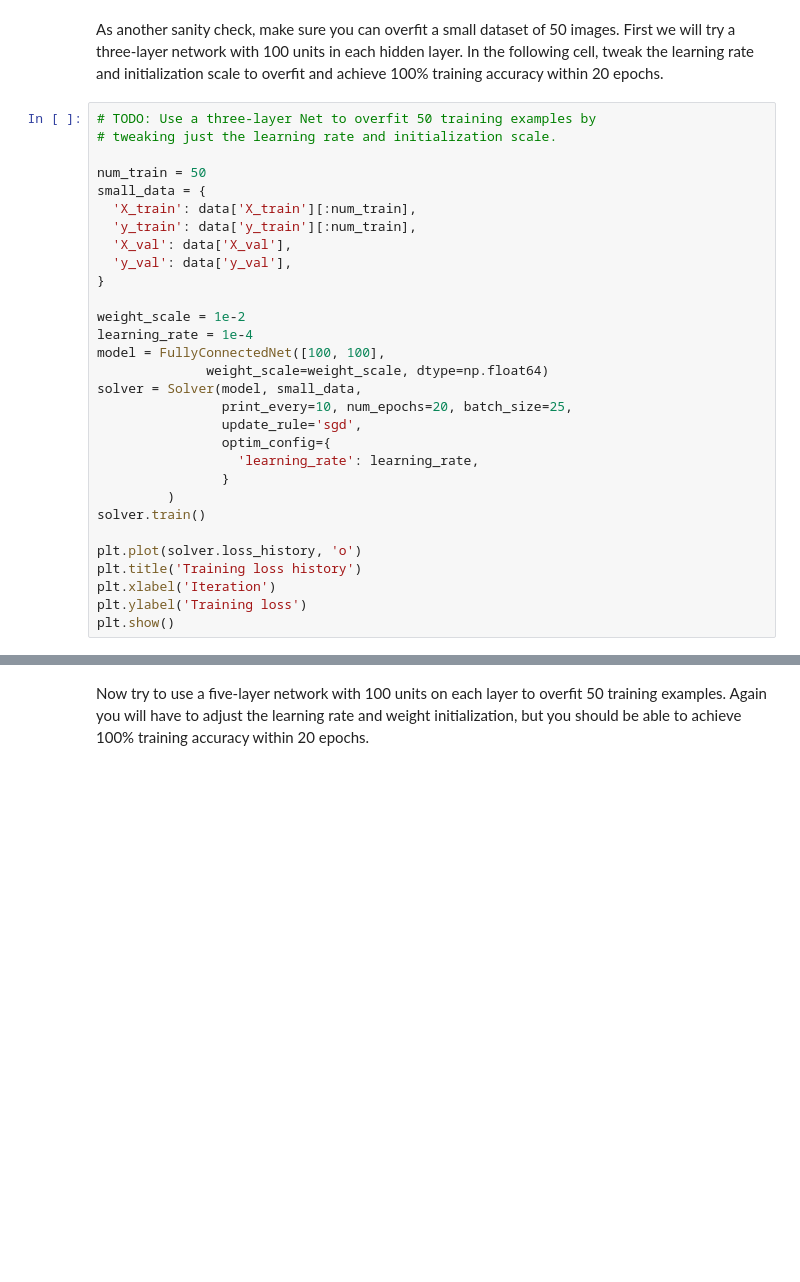
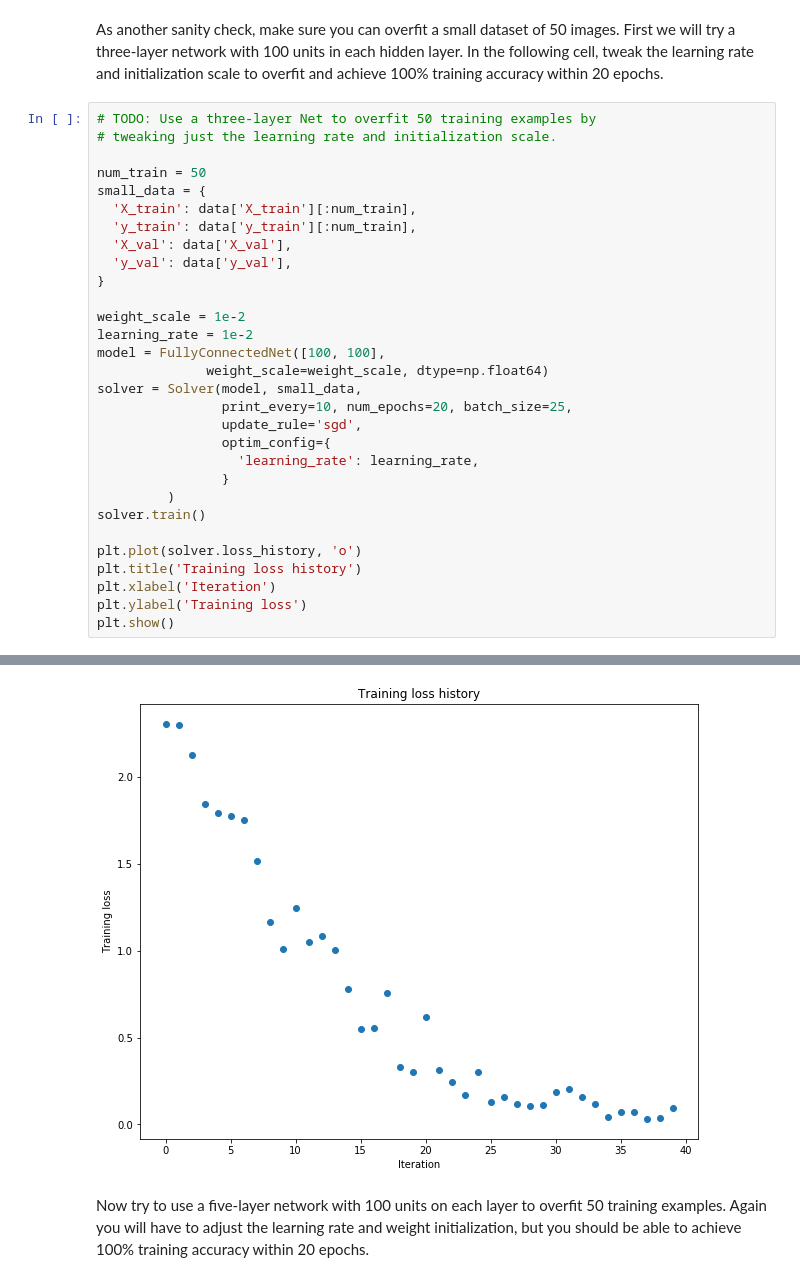
Before and after one commit to chenyue9713/cs231n-assignment2, a Jupyter notebook: FullyConnectedNets.ipynb, the cells around one changed output, grey strips where cells are left out. Cells and saved outputs as stored; diff of their text form; blank space fills up the shorter version.

```diff
--- a/FullyConnectedNets.ipynb
+++ b/FullyConnectedNets.ipynb
@@ -442,7 +461,7 @@ small_data = {
 }
 
 weight_scale = 1e-2
-learning_rate = 1e-4
+learning_rate = 1e-2
 model = FullyConnectedNet([100, 100],
               weight_scale=weight_scale, dtype=np.float64)
 solver = Solver(model, small_data,
@@ -459,3 +478,4 @@ plt.title('Training loss history')
 plt.xlabel('Iteration')
 plt.ylabel('Training loss')
 plt.show()
+# %% [output]
@@ -462,3 +499,4 @@ plt.show()
+[figure, added]
 # %% [markdown]
 Now try to use a five-layer network with 100 units on each layer to overfit 50 training examples. Again you will have to adjust the learning rate and weight initialization, but you should be able to achieve 100% training accuracy within 20 epochs.
 # %%
```
Also changed, not shown: parts of 19 cells of this notebook.
